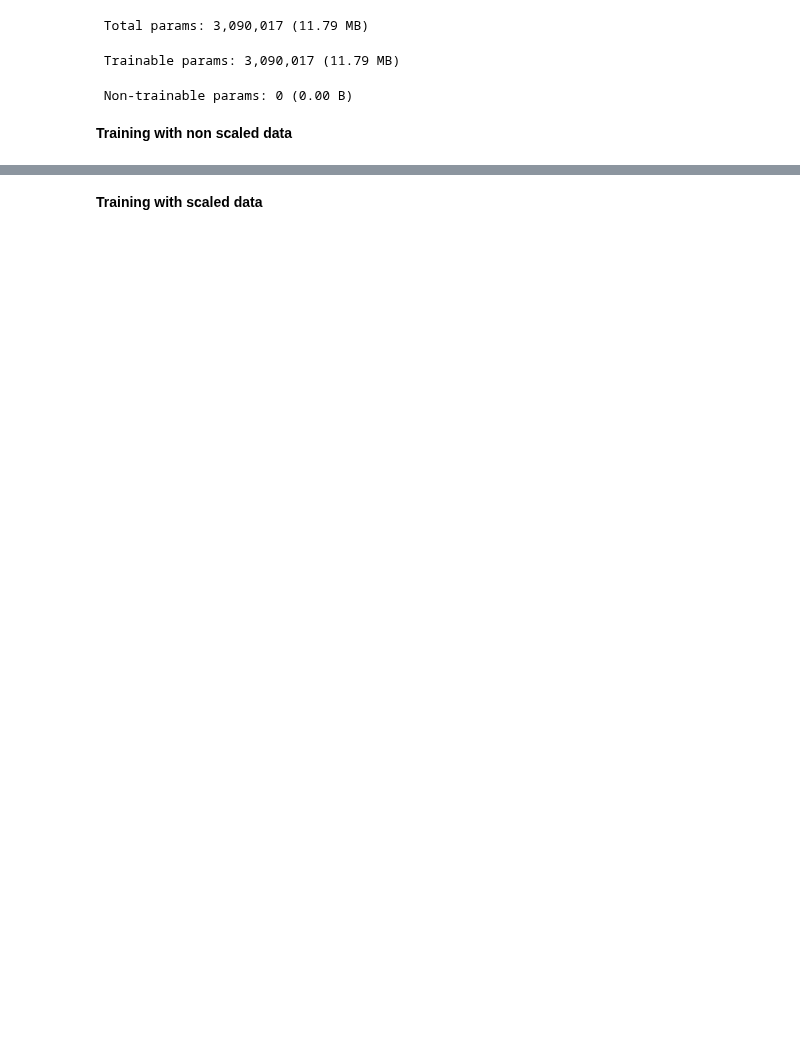
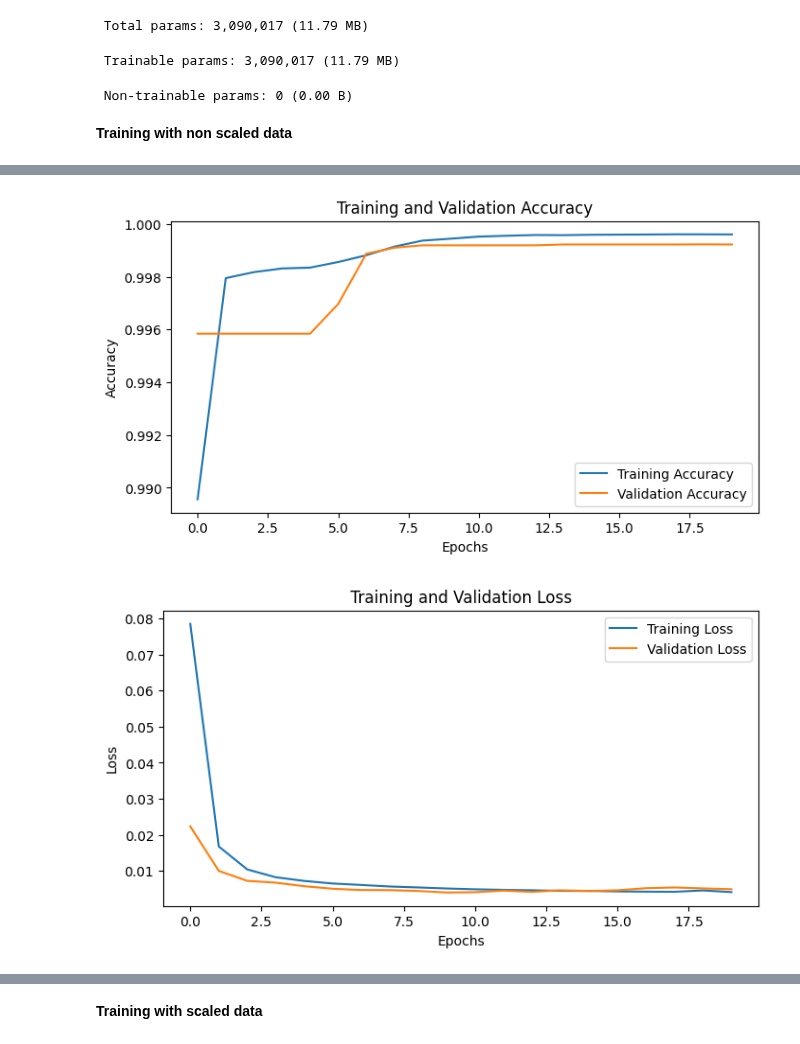
Before and after one commit to moryba/Beth-project, a Jupyter notebook: Models/Neural network/Convolutional/Conv. model.ipynb, the cells around one changed output, grey strips where cells are left out. Saved outputs shown, nothing was run; the diff lists cells and outputs as text; code cells hidden in the pictures; blank space fills up the shorter version.

```diff
--- a/Models/Neural network/Convolutional/Conv. model.ipynb
+++ b/Models/Neural network/Convolutional/Conv. model.ipynb
@@ -715,0 +728,5 @@ history2 = model_2.fit([X_cat_train.iloc[:,3:23],
+# %%
+plot_training(history2);
+# %% [output]
+[figure, added]
+[figure, added]
```
Also changed, not shown: parts of 20 cells of this notebook, 8 other files.
